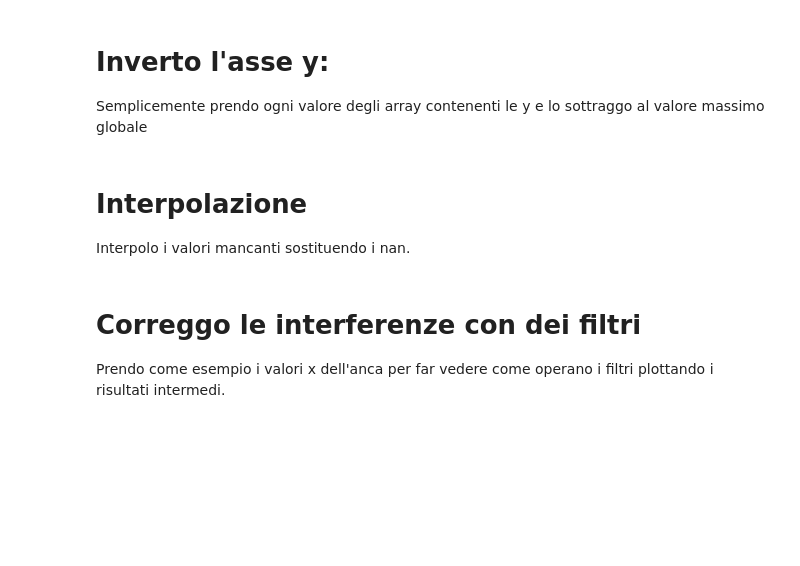
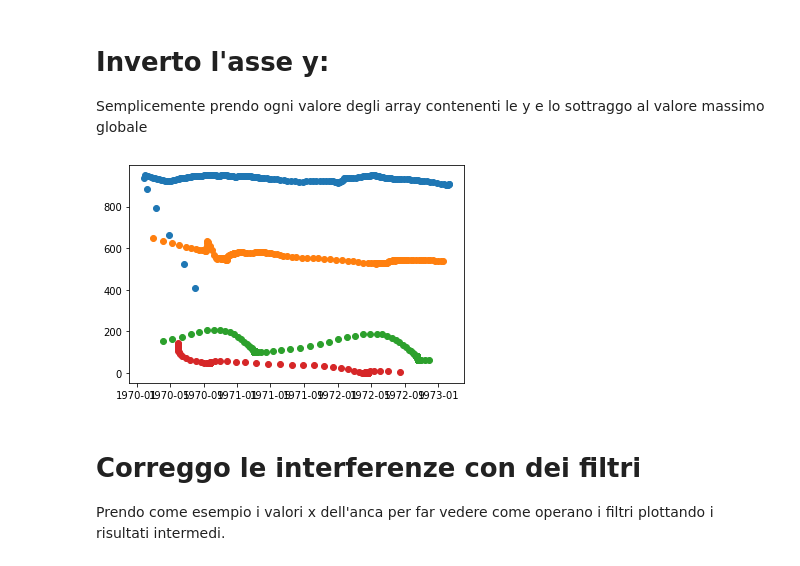
Before and after one commit to LoScarro/Fondamenti-di-Elaborazione-di-Segnali-e-Immagini, a Jupyter notebook: Pazienti/labo.ipynb, the cells around one changed output. Drawn from its saved outputs; the diff is of its cells as text; code cells hidden in the pictures; blank space fills up the shorter version.

```diff
--- a/Pazienti/labo.ipynb
+++ b/Pazienti/labo.ipynb
@@ -15,10 +15,10 @@ from scipy.interpolate import interp1d
 # %% [markdown]
 ## Carico la matrice
 # %%
-patient = '522_01_L_joints'  # nome del file (senza .mat)
+patient = '211_01_L_joints'  # nome del file (senza .mat)
 # qui metti il path al file .mat sul tuo pc (compreso .mat)
 data = loadmat(
-    r"/home/davide/Documents/FESI-main/Pazienti/522_01_L_joints.mat")
+    r"/home/davide/Documents/FESI/Labo/Pazienti/"+patient+".mat")
 data_filter = data[list(data.keys())[-1]]
 # %% [markdown]
 Do' un'occhiata ai grafici
@@ -43,16 +37,10 @@ Ci sono parecchi nan, vado a levare solo quelli agli estremi così dopo posso co
 # %%
 #funzione per levare nan agli estremi
 def nanRem(arr):
-    newarray = arr
-    start, end = 0, len(arr)
-    for x in range(len(arr)):
-        if arr[x] == "nan":
-            start = x
-            break
-
-    for x in range(len(arr)):
-        if arr[-x] == "nan":
-            end = -x + 1
-            break
+    start, end = 0, len(arr)-1
+    while(np.isnan(arr[start])):
+        start+=1
+    while(np.isnan(arr[end])):
+        end-=1
     newarray = np.array(arr[start:end])
     return newarray
@@ -90,15 +73,13 @@ Semplicemente prendo ogni valore degli array contenenti le y e lo sottraggo al v
 def invAsseY(segnale, massimo):
     return (massimo-segnale)
 # %%
-massimo = max(max(anca_y), max(ginocchio_y), max(caviglia_y), max(piede_y))
+massimo = max(np.nanmax(anca_y), np.nanmax(ginocchio_y), np.nanmax(caviglia_y), np.nanmax(piede_y))
 
 segnali=[anca_x, massimo-anca_y, ginocchio_x, massimo-ginocchio_y, caviglia_x, massimo-caviglia_y, piede_x, massimo-piede_y]
 
 for i in (0,2,4,6):
     plt.plot_date(segnali[i], segnali[i+1])
 
 plt.show()
+# %% [output]
+[figure, added]
-# %% [markdown]
-# Interpolazione
-
-Interpolo i valori mancanti sostituendo i nan.
```
Also changed, not shown: parts of 21 cells of this notebook, 1 other file.
